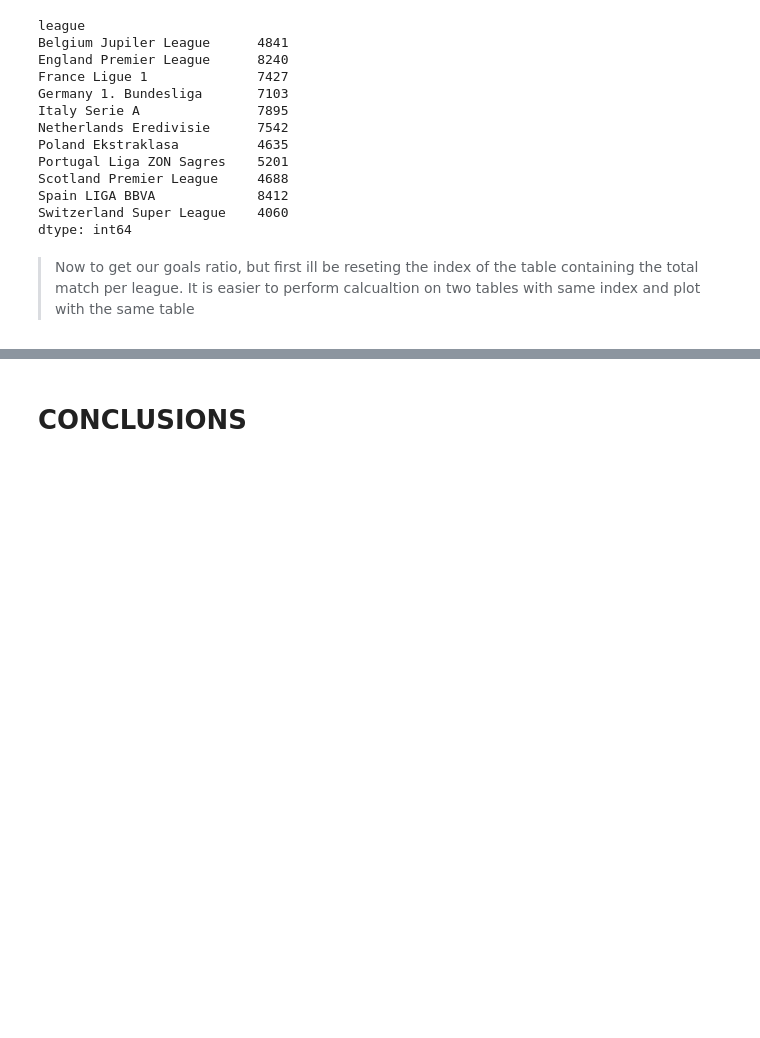
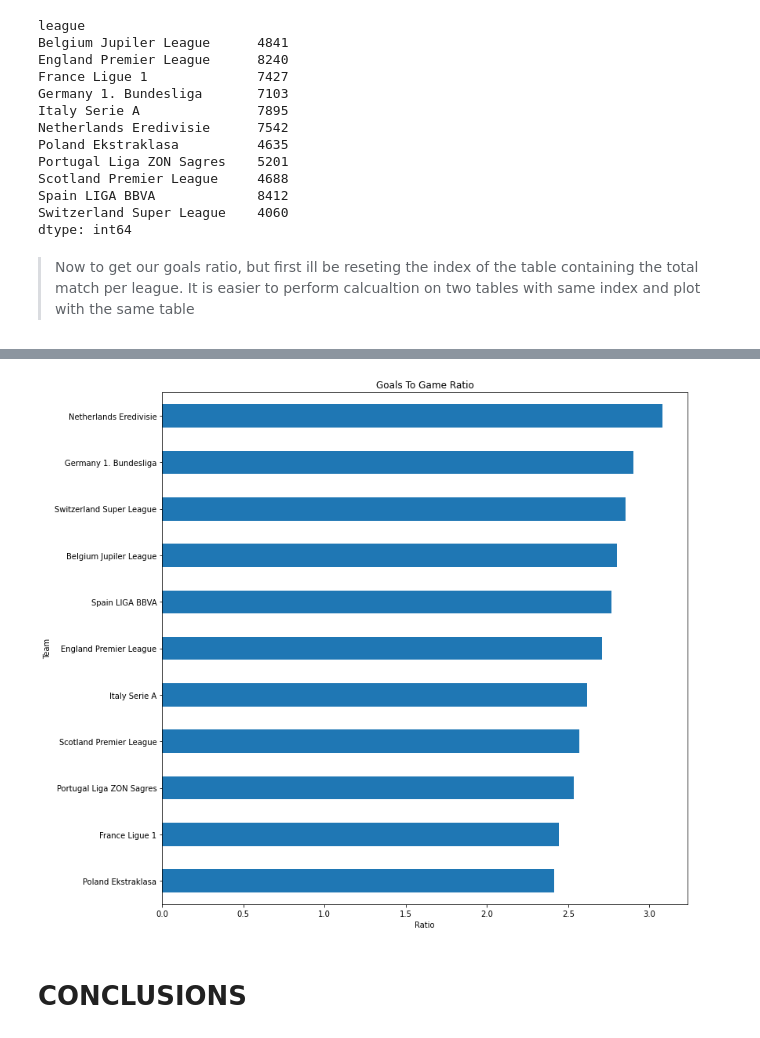
Before and after one commit to tunji-dev/Udacity_Data_Analyst_Nanodegree, a Jupyter notebook: project_2_investigate_soccer_dataset/soccer_dataset.ipynb, the cells around one changed output, grey strips where cells are left out. Cells and saved outputs as stored; diff of their text form; code cells hidden in the pictures; blank space fills up the shorter version.

```diff
--- a/project_2_investigate_soccer_dataset/soccer_dataset.ipynb
+++ b/project_2_investigate_soccer_dataset/soccer_dataset.ipynb
@@ -658,0 +645,2 @@ It is easier to perform calcualtion on two tables with same index and plot with
+# %%
+total_match_per_league.set_index('league',inplace=True)
@@ -658,0 +661,4 @@ It is easier to perform calcualtion on two tables with same index and plot with
+# %%
+# Turn it from a dataframe to a series
+total_match_per_league =total_match_per_league.squeeze()
+total_match_per_league
@@ -658,0 +679,4 @@ It is easier to perform calcualtion on two tables with same index and plot with
+# %%
+# Now lets caluclate the Goal to game ratio
+goal_to_game = total_goals_per_league / total_match_per_league
+goal_to_game.sort_values(ascending=False)
@@ -659,3 +697,10 @@ It is easier to perform calcualtion on two tables with same index and plot with
+# %%
+goal_to_game.sort_values().plot(kind='barh', figsize=(12,12));
+plt.title('Goals To Game Ratio')
+plt.ylabel('Team')
+plt.xlabel('Ratio');
+# %% [output]
+[figure, added]
 # %%
 conn.close()
 # %% [markdown]
```
Also changed, not shown: parts of 4 cells of this notebook.
